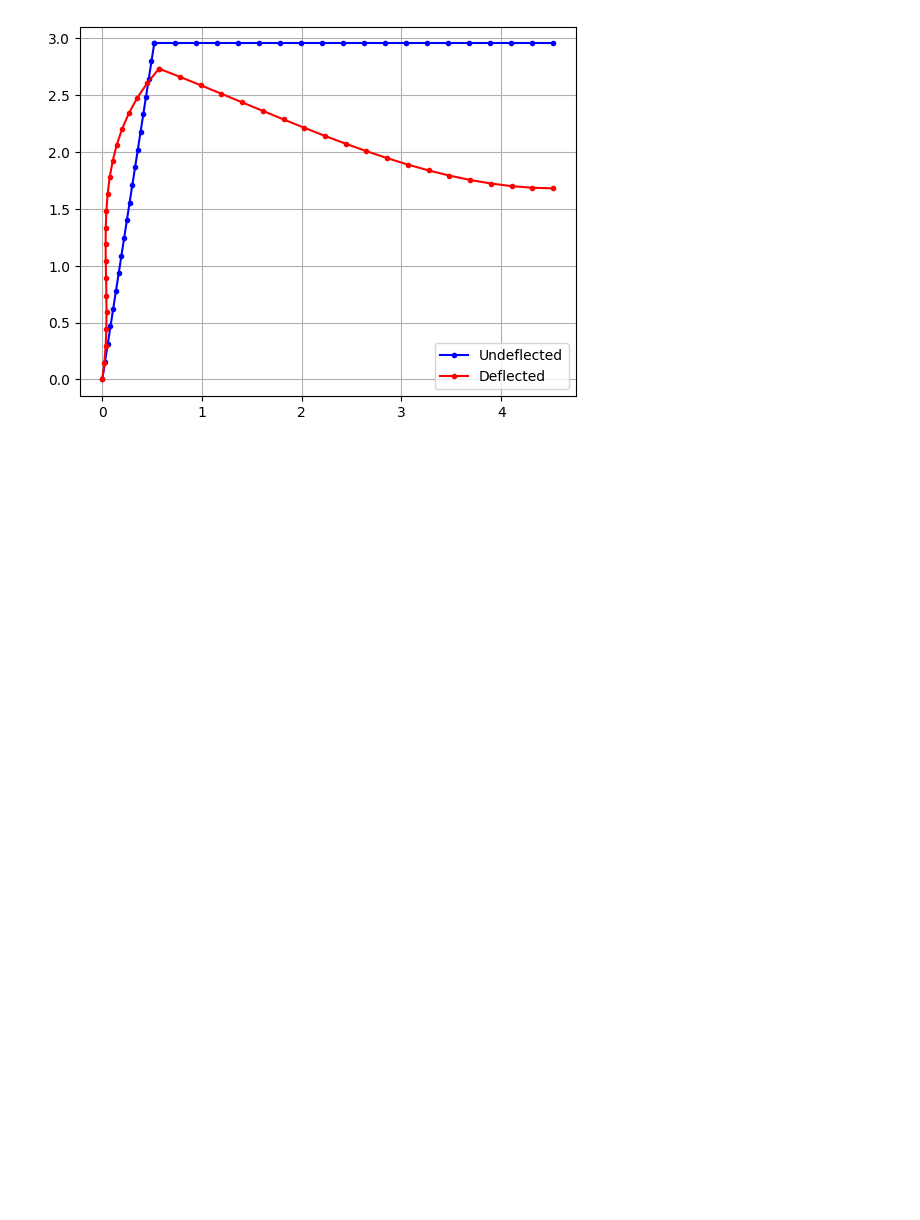
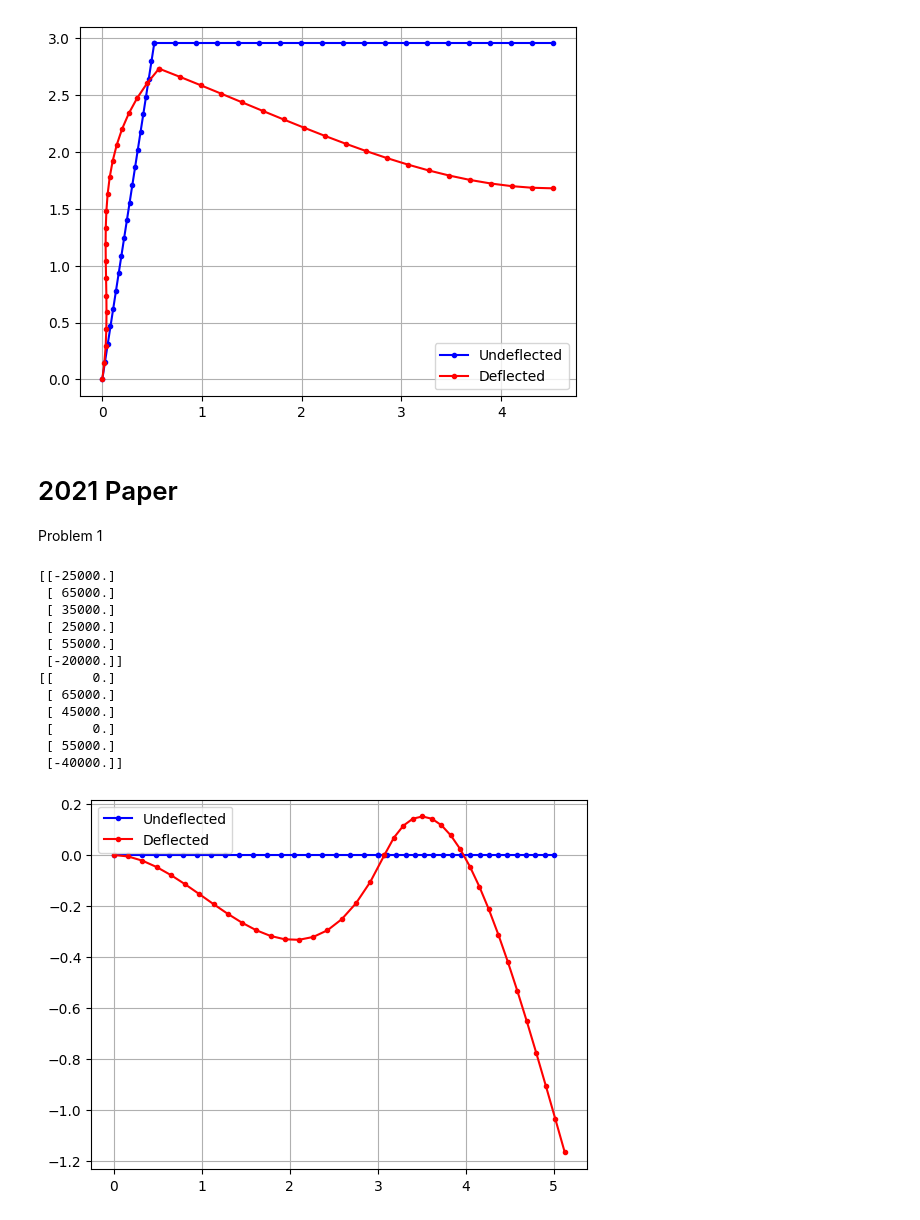
Before and after one commit to danielmcnz/FEA-Tools, a Jupyter notebook: practise_questions.ipynb, the cells around one changed output. Saved outputs shown, nothing was run; the diff lists cells and outputs as text; code cells hidden in the pictures; blank space fills up the shorter version.

```diff
--- a/practise_questions.ipynb
+++ b/practise_questions.ipynb
@@ -336,3 +336,79 @@ nodes = np.array([
 structure.plot_structure(nodes, 20, 20)
 # %% [output]
 [figure]
+# %% [markdown]
+# 2021 Paper
+Problem 1
+# %%
+from FEA.FEA import *
+
+A1 = np.array([
+    [0, 0, 0, 1, 0, 0],
+    [0, 0, 0, 0, 0, 1],
+    [0, 0, 0, 0, 0, 0],
+    [0, 0, 0, 0, 0, 0],
+    [0, 0, 0, 0, 0, 0],
+])
+
+A2 = np.array([
+    [1, 0, 0, 0, 0, 0],
+    [0, 0, 1, 0, 0, 0],
+    [0, 0, 0, 1, 0, 0],
+    [0, 0, 0, 0, 1, 0],
+    [0, 0, 0, 0, 0, 1],
+])
+
+E = 200e9
+I = 1e-6
+A = 1e-4
+L1 = 3
+L2 = 2
+angle1 = 0
+angle2 = 0
+
+elements = [
+    Element(A1, E, I, L1, A, angle1, UDL=-40e3),
+    Element(A2, E, I, L2, A, angle2)
+]
+
+Q = np.array([
+    [0],
+    [0],
+    [25e3],
+    [-10e3],
+    [0]
+])
+
+structure = Structure(elements, Q)
+
+structure.solve()
+
+# print(structure.elements[0].global_stiffness)
+# print(structure.elements[1].global_stiffness)
+
+# print(structure.external_force_vector)
+# print(structure.q)
+
+print(structure.elements[0].local_force - structure.elements[0].UDL_f_eq)
+print(structure.elements[1].local_force - structure.elements[0].UDL_f_eq - structure.elements[0].local_force)
+
+nodes = np.array([
+    [[0, 0], [3, 0]],
+    [[3, 0], [5, 0]]
+])
+
+structure.plot_structure(nodes, 20, 20)
+# %% [output]
+[[-25000.]
+ [ 65000.]
+ [ 35000.]
+ [ 25000.]
+ [ 55000.]
+ [-20000.]]
+[[     0.]
+ [ 65000.]
+ [ 45000.]
+ [     0.]
+ [ 55000.]
+ [-40000.]]
+[figure, added]
```
Also changed, not shown: parts of 2 cells of this notebook, 1 other file.
